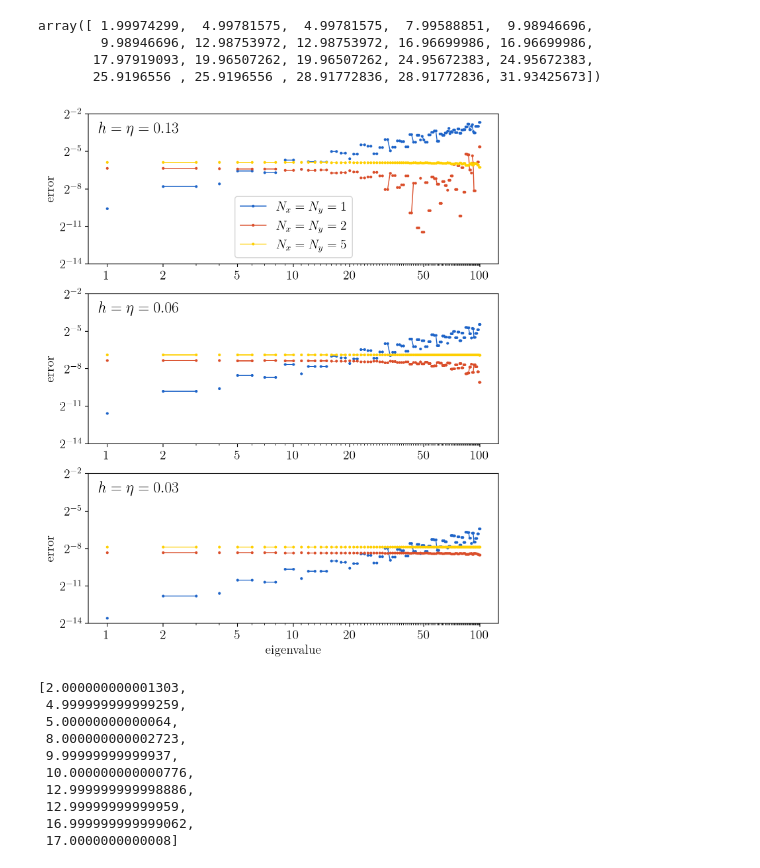
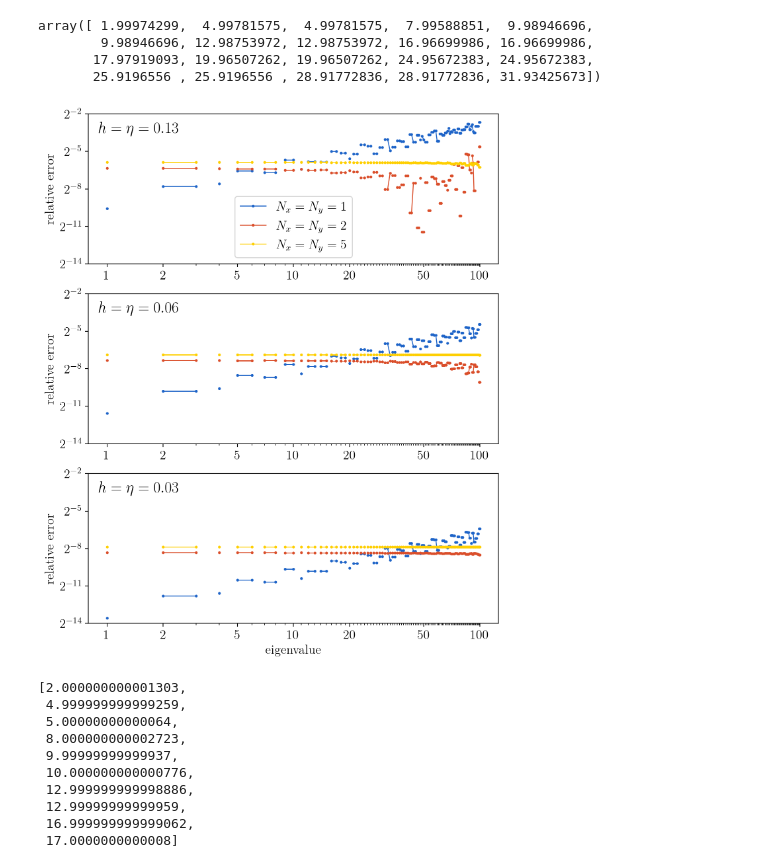
Before and after one commit to toonijn/PhD-thesis, a Jupyter notebook: img/chapter4/fd_experiments.ipynb, the cells around one changed output. Cells and saved outputs as stored; diff of their text form; code cells hidden in the pictures.

```diff
--- a/img/chapter4/fd_experiments.ipynb
+++ b/img/chapter4/fd_experiments.ipynb
@@ -122,7 +122,7 @@ for ni, n in enumerate([40, 60, 100]):
     ax.xaxis.set_minor_locator(FixedLocator(range(1, N)))
     ax.xaxis.set_minor_formatter(FormatStrFormatter(""))
     ax.set_ylim(2**-51, 2**-7)
-    ax.set_ylabel("error")
+    ax.set_ylabel("relative error")
     if ni == 2:
         ax.set_xlabel("eigenvalue")
 
@@ -244,36 +243,36 @@ for ni, n in enumerate([25, 50, 100]):
     ax.xaxis.set_minor_locator(FixedLocator(range(1, N)))
     ax.xaxis.set_minor_formatter(FormatStrFormatter(""))
     ax.set_ylim(2**-14, 2**-2)
-    ax.set_ylabel("error")
+    ax.set_ylabel("relative error")
     if ni == 2:
         ax.set_xlabel("eigenvalue")
 
     mults = settings_zero["multiplicities"]
 
     for i, (m, r) in enumerate(sorted(rm.items())):
         j = 0
 
         kwargs = dict(
             label=f"$N_x=N_y={m}$",
             color=ugent.palet[i],
             marker='.', ls='-', lw=1, markersize=4,
         )
         for mult in mults:
             d = r[j:j+mult]
             ax.plot(range(j + 1, j+len(d)+1), d, **kwargs)
             if j == 0:
                 del kwargs["label"]
             j += mult
             if j >= len(r):
                 break
 
     ax.set_title(f"$h = \\eta = {pi/n:.2f}$", y=0.835, x=0.025, loc="left")
     if ni == 0:
         ax.legend()
 fig.show()
 plt.savefig(f"fd_zero.pdf", bbox_inches="tight")
 # %% [output]
-[figure, old version]
+[figure, new version]
 # %%
 from schrodinger import Schrodinger2D, Rectangle
 
```
Also changed, not shown: parts of 2 cells of this notebook, 11 other files.
